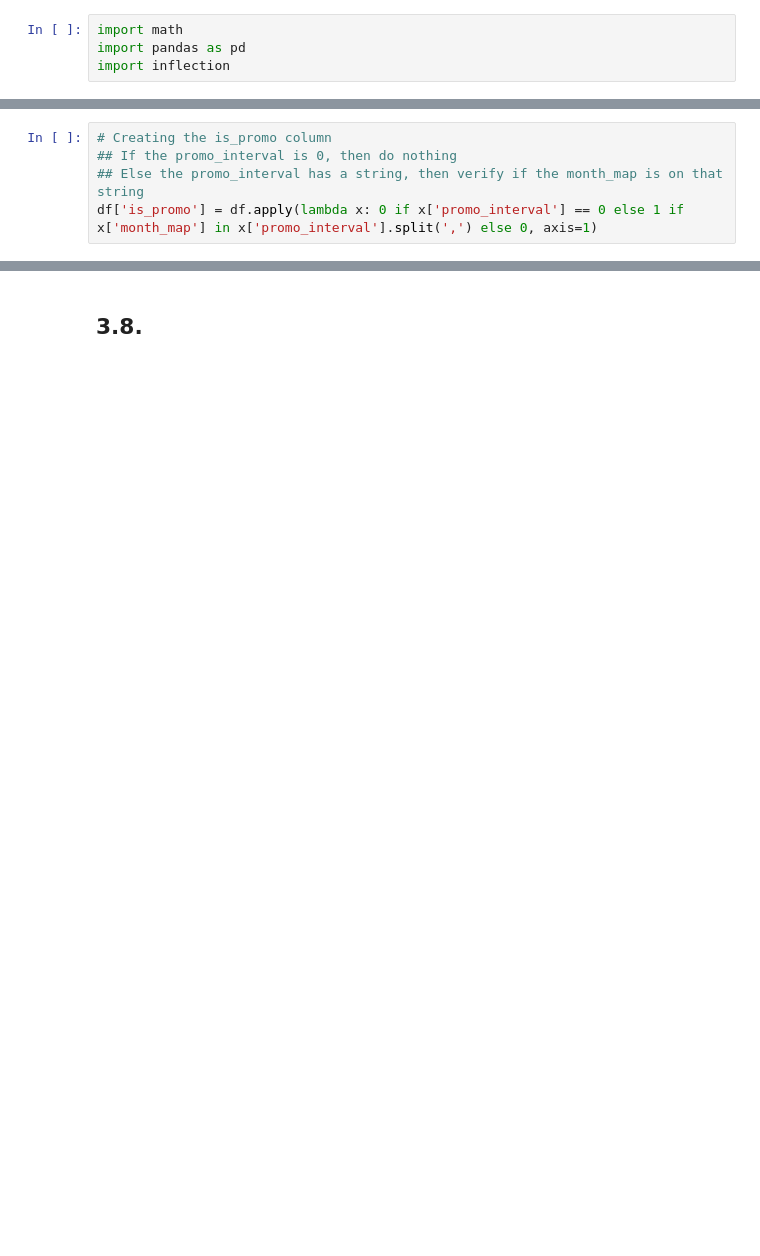
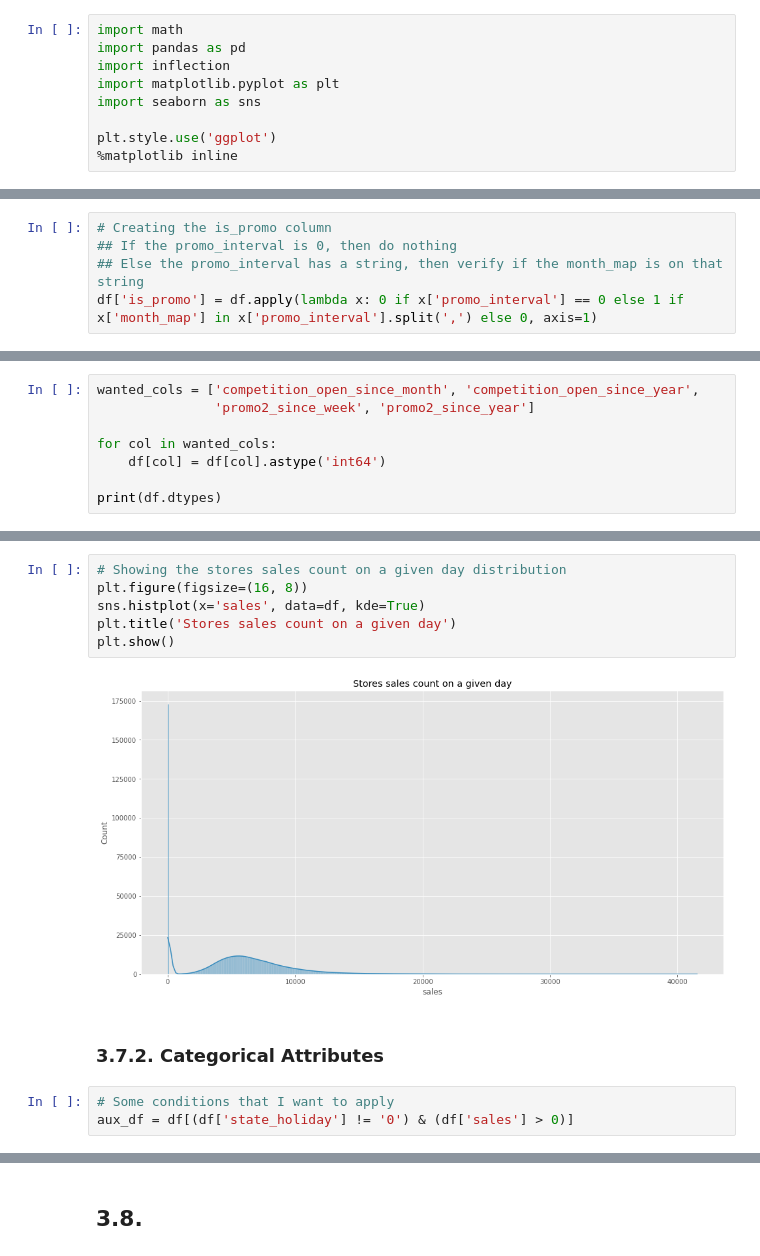
Before and after one commit to Emersonmiady/data-science-em-producao, a Jupyter notebook: rossman_store_sales.ipynb, the cells around one changed output, grey strips where cells are left out. Cells and saved outputs as stored; diff of their text form; blank space fills up the shorter version.

```diff
--- a/rossman_store_sales.ipynb
+++ b/rossman_store_sales.ipynb
@@ -7,6 +7,11 @@
 import math
 import pandas as pd
 import inflection
+import matplotlib.pyplot as plt
+import seaborn as sns
+
+plt.style.use('ggplot')
+%matplotlib inline
 # %% [markdown]
 ## 2.2. Helper Functions
 # %%
@@ -431,0 +461,8 @@ df.head()
+# %%
+wanted_cols = ['competition_open_since_month', 'competition_open_since_year',
+               'promo2_since_week', 'promo2_since_year']
+
+for col in wanted_cols:
+    df[col] = df[col].astype('int64')
+
+print(df.dtypes)
@@ -433,0 +571,13 @@ df.head()
+# %%
+# Showing the stores sales count on a given day distribution
+plt.figure(figsize=(16, 8))
+sns.histplot(x='sales', data=df, kde=True)
+plt.title('Stores sales count on a given day')
+plt.show()
+# %% [output]
+[figure, added]
+# %% [markdown]
+### 3.7.2. Categorical Attributes
+# %%
+# Some conditions that I want to apply
+aux_df = df[(df['state_holiday'] != '0') & (df['sales'] > 0)]
```
Also changed, not shown: parts of 13 cells of this notebook.
